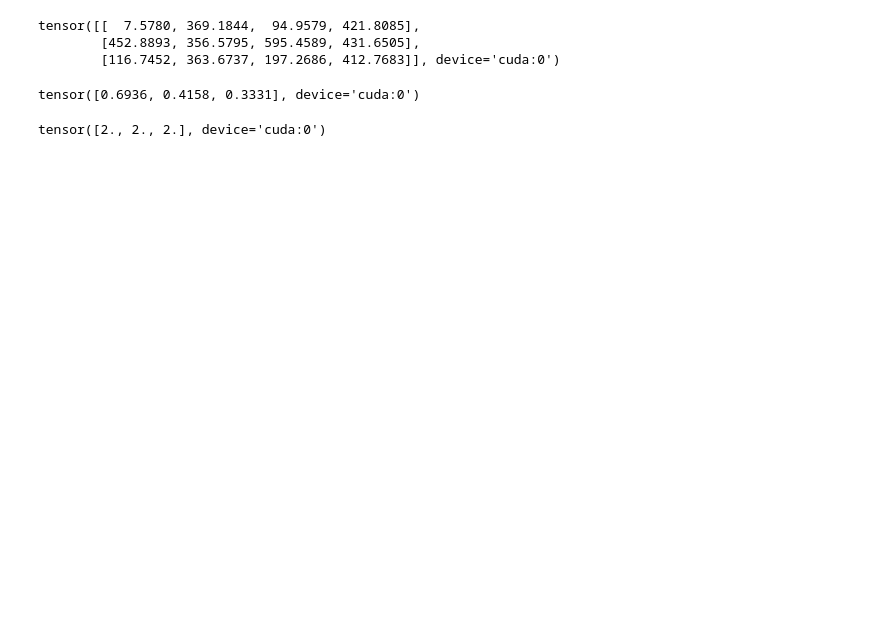
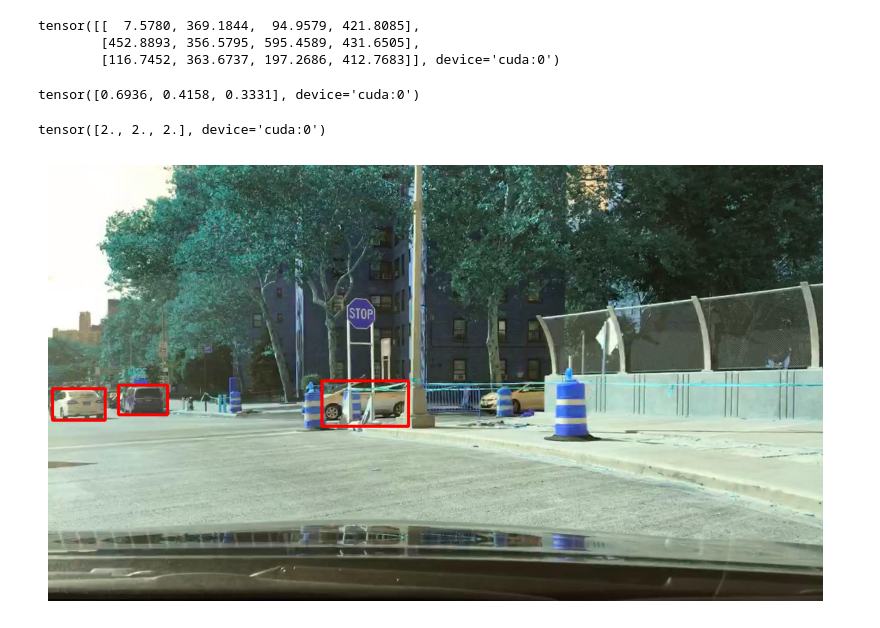
Before and after one commit to lancetan321/ESE546_final_project, a Jupyter notebook: yolo.ipynb, the cells around one changed output. Drawn from its saved outputs; the diff is of its cells as text; code cells hidden in the pictures; blank space fills up the shorter version.

```diff
--- a/yolo.ipynb
+++ b/yolo.ipynb
@@ -243,3 +271,38 @@ tensor([0.6936, 0.4158, 0.3331], device='cuda:0')
 results[0].boxes.cls
 # %% [output]
 tensor([2., 2., 2.], device='cuda:0')
+# %%
+def display_cv2_img(img, figsize=(10, 10)):
+    img_ = cv.cvtColor(img, cv.COLOR_BGR2RGB)
+    fig, ax = plt.subplots(figsize=figsize)
+    ax.imshow(img_)
+    ax.axis("off")
+    plt.show()
+
+color_map = {
+    "car": (0, 0, 255),
+    "truck": (0, 0, 100),
+    "pedestrian": (255, 0, 0),
+    "other vehicle": (0, 0, 150),
+    "rider": (200, 100, 0),
+    "bicycle": (0, 255, 0),
+    "other person": (200, 0, 0),
+    "trailer": (0, 150, 150),
+    "motorcycle": (0, 150, 0),
+    "bus": (0, 0, 100),
+}
+
+img = cv.imread('frames_v2/01c71072-718028b8-0000002.jpg')
+img = np.array(img)
+
+
+img_example = img.copy()
+# frame_labels = df_cleaned[df_cleaned['name'] == img_example]
+for i, d in enumerate(results[0].boxes.xyxy):
+    pt1 = int(d[0]), int(d[1])
+    pt2 = int(d[2]), int(d[3])
+    # color = color_map[d['category']]
+    cv.rectangle(img_example, pt1, pt2, (0,0,255), 3)
+display_cv2_img(img_example)
+# %% [output]
+[figure, added]
```
Also changed, not shown: parts of 16 cells of this notebook.
